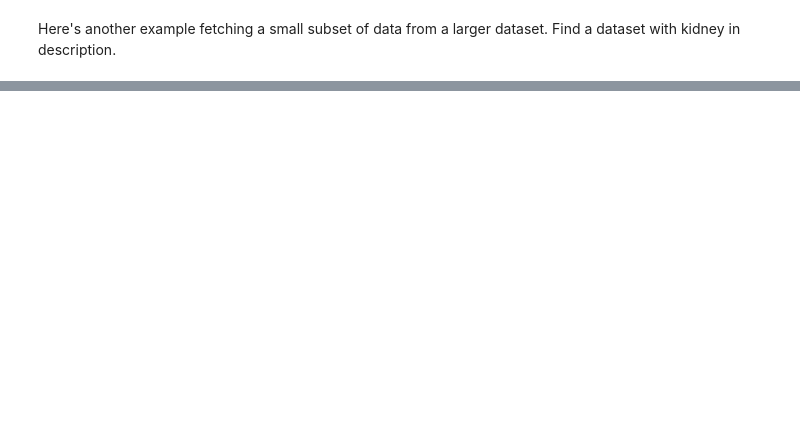
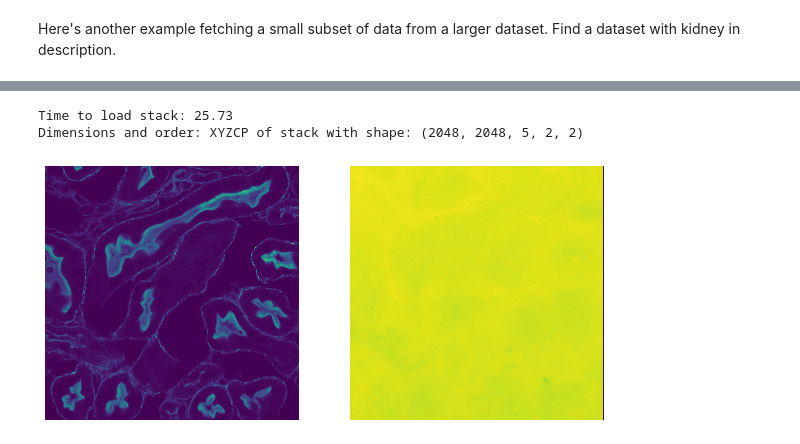
Before and after one commit to jennyfolkesson/imagingDB, a Jupyter notebook: notebooks/database_queries.ipynb, the cells around one changed output, grey strips where cells are left out. Drawn from its saved outputs; the diff is of its cells as text; code cells hidden in the pictures; blank space fills up the shorter version.

```diff
--- a/notebooks/database_queries.ipynb
+++ b/notebooks/database_queries.ipynb
@@ -404,2 +378,12 @@ HTML(anim.to_html5_video())
 # %% [markdown]
 Here's another example fetching a small subset of data from a larger dataset. Find a dataset with kidney in description.
+# %%
+with db_ops.session_scope(credentials_str) as session:
+    datasets = db_ops.get_datasets(
+        session=session,
+        search_dict={'description': 'kidney'}
+    )
+    print("Found {} datasets.".format(len(datasets)))
+    dataset_serial = datasets[0].dataset_serial
+    print("ID:", dataset_serial)
+    print("Full description:", datasets[0].description)
@@ -428,30 +419,20 @@ with db_ops.session_scope(credentials_str) as session:
 # %%
-# Fetch a few z slices from two of the FOVs and one channel (channel 2)
-with db_ops.session_scope(credentials_str) as session:
-    global_meta, frames_meta = db_inst.get_frames_meta(
-        session=session,
-        channels=(2,),
-        positions=(50, 60),
-        slices=(81, 82, 83, 84, 85, 86),
-    )
-
 # Load the images
+data_loader = local_storage.LocalStorage(storage_dir=global_meta["storage_dir"])
 t0 = time.time()
 im_stack, dim_order = data_loader.get_stack_from_meta(global_meta, frames_meta)
 print("Time to load stack: {:.2f}".format(time.time() - t0))
 print("Dimensions and order: {} of stack with shape: {}".format(dim_order, im_stack.shape))
+# %% [output]
+Time to load stack: 25.73
+Dimensions and order: XYZCP of stack with shape: (2048, 2048, 5, 2, 2)
-# %%
-# Plot a flythrough of the first retrieved FOV
-fig = plt.figure()
-plt.rcParams['figure.figsize'] = [10, 10]
-plt.axis('off')
-
-frames = []
-for i in range(im_stack.shape[2]):
-    frame = plt.imshow(im_stack[:, :, i], animated=True)
-    frames.append([frame])
-
-anim = animation.ArtistAnimation(fig, frames)
-
-# Call function to display the animation
-HTML(anim.to_html5_video())
+# %%
+# Plot the center slice of each channel side by side
+plt.subplot(121); plt.imshow(im_stack[:, :, 3, 0, 0])
+plt.axis('off')
+plt.subplot(122); plt.imshow(im_stack[:, :, 3, 1, 0])
+plt.rcParams['figure.figsize'] = [10, 15]
+plt.axis('off')
+plt.show()
+# %% [output]
+[figure, added]
```
Also changed, not shown: parts of 9 cells of this notebook, 1 other file.
